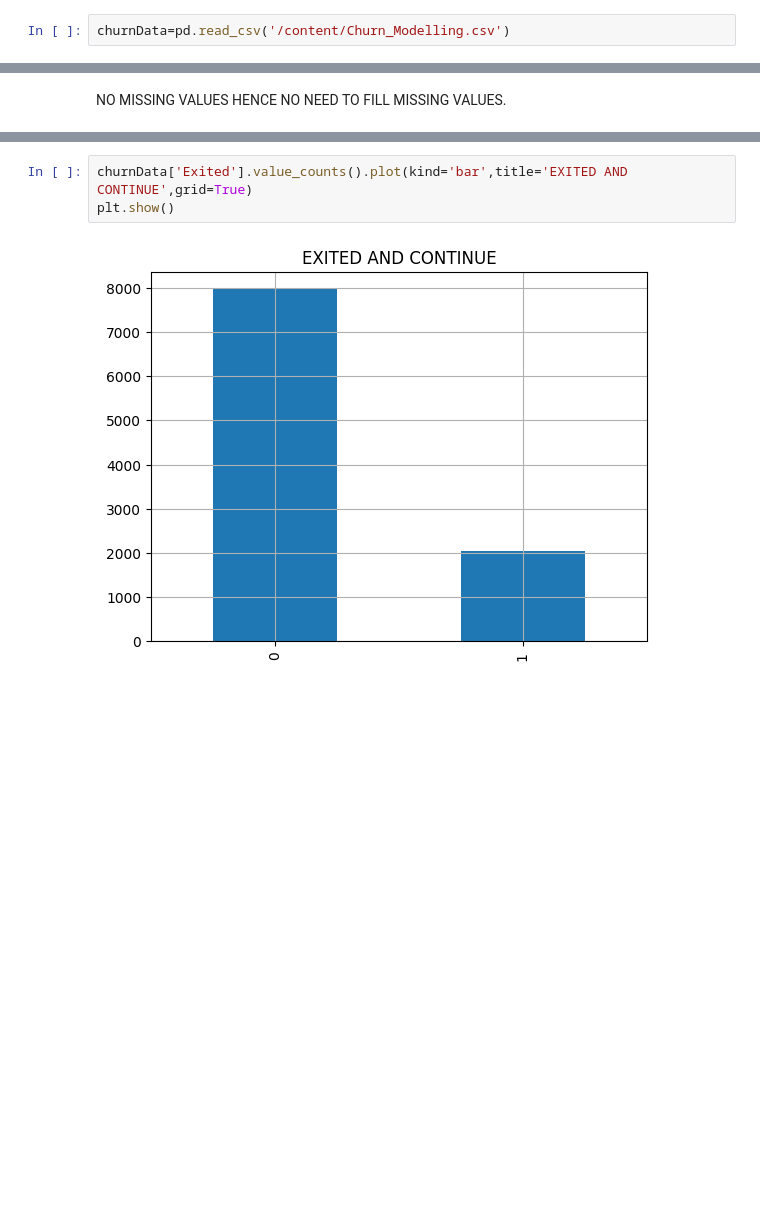
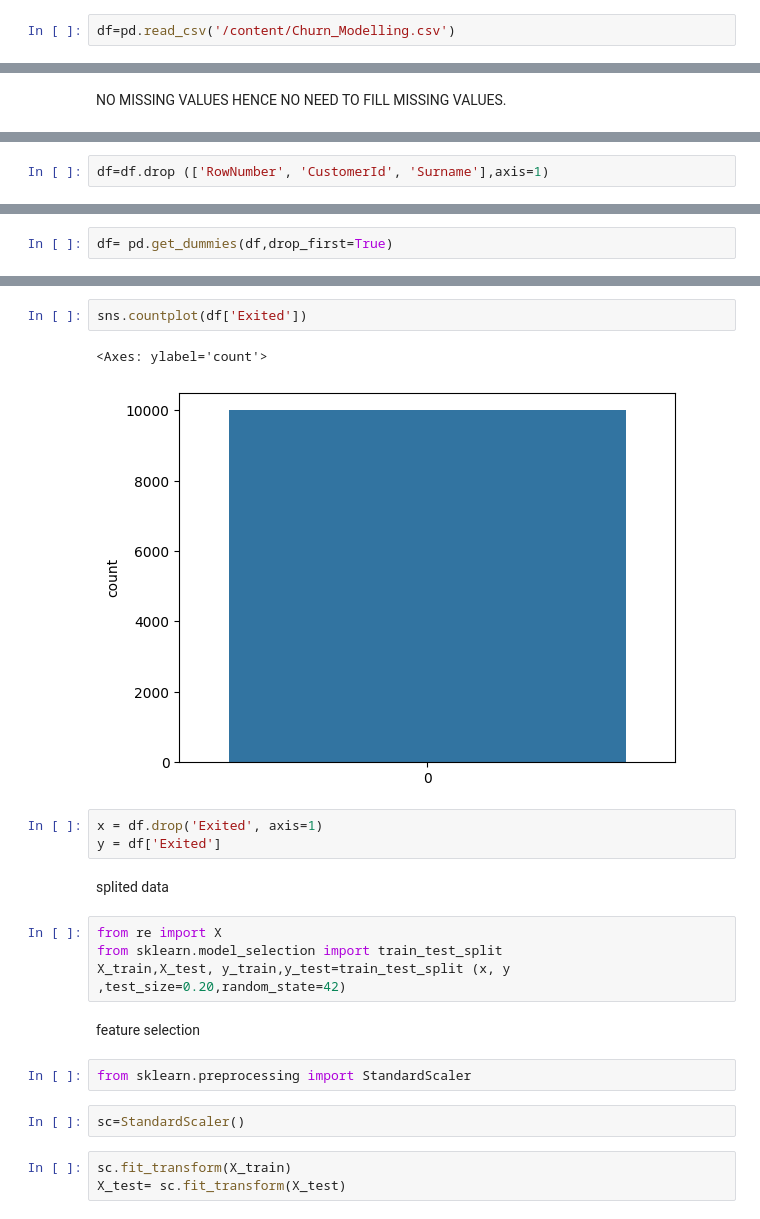
Before and after one commit to Neha-Seirah/ML-Activities-, a Jupyter notebook: churning.ipynb, the cells around one changed output, grey strips where cells are left out. Cells and saved outputs as stored; diff of their text form; blank space fills up the shorter version.

```diff
--- a/churning.ipynb
+++ b/churning.ipynb
@@ -7,5 +7,5 @@ import matplotlib.pyplot as plt
 import seaborn as sns
 import plotly.express as px
 # %%
-churnData=pd.read_csv('/content/Churn_Modelling.csv')
+df=pd.read_csv('/content/Churn_Modelling.csv')
 # %%
@@ -83,0 +87,2 @@ churnData.describe()
+# %%
+df=df.drop (['RowNumber', 'CustomerId', 'Surname'],axis=1)
@@ -83,0 +104,2 @@ churnData.describe()
+# %%
+df= pd.get_dummies(df,drop_first=True)
@@ -87,8 +120,26 @@ churnData['Exited'].value_counts()
 0    7963
 1    2037
 Name: Exited, dtype: int64
-# %%
-churnData['Exited'].value_counts().plot(kind='bar',title='EXITED AND CONTINUE',grid=True)
-plt.show()
-# %% [output]
-[figure, removed]
+# %%
+sns.countplot(df['Exited'])
+# %% [output]
+<Axes: ylabel='count'>
+[figure, added]
+# %%
+x = df.drop('Exited', axis=1)
+y = df['Exited']
+# %% [markdown]
+splited data
+# %%
+from re import X
+from sklearn.model_selection import train_test_split
+X_train,X_test, y_train,y_test=train_test_split (x, y ,test_size=0.20,random_state=42)
+# %% [markdown]
+feature selection
+# %%
+from sklearn.preprocessing import StandardScaler
+# %%
+sc=StandardScaler()
+# %%
+sc.fit_transform(X_train)
+X_test= sc.fit_transform(X_test)
```
Also changed, not shown: parts of 16 cells of this notebook.
